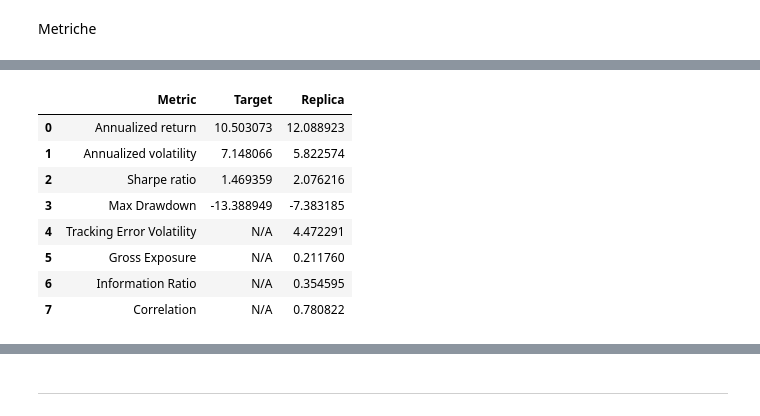
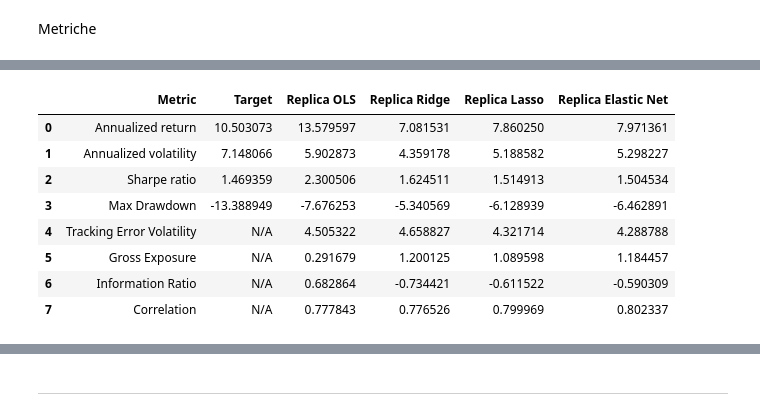
Before and after one commit to tommybaresi-creator/fintech-group-work, a Jupyter notebook: BusinessCase3/StatisticalModels.ipynb, the cells around one changed output, grey strips where cells are left out. Drawn from its saved outputs; the diff is of its cells as text; code cells hidden in the pictures.

```diff
--- a/BusinessCase3/StatisticalModels.ipynb
+++ b/BusinessCase3/StatisticalModels.ipynb
@@ -187,3 +147,15 @@ def information_ratio(returns_replica, returns_target):
         return np.nan
 
     return excess_return / tracking_error
+
+def compute_metrics(y_pred, y_true, weights):
+    return [
+        annual_return(y_pred) * 100,
+        volatility(y_pred) * 100,
+        sharpe_ratio(y_pred),
+        max_drawdown(y_pred) * 100,
+        tracking_error_volatility(y_pred, y_true) * 100,
+        gross_exposure(weights),
+        information_ratio(y_pred, y_true),
+        correlation(y_pred, y_true)
+    ]
@@ -190,42 +428,49 @@ def information_ratio(returns_replica, returns_target):
 # %%
+# Allineamento date
+
 Y_test_aligned = Y_test.loc[Y_pred_test.index]
+Y_test_aligned_ridge = Y_test.loc[Y_pred_test_ridge.index]
+Y_test_aligned_lasso = Y_test.loc[Y_pred_test_lasso.index]
+Y_test_aligned_elastic = Y_test.loc[Y_pred_test_elastic.index]
+
+# Metriche
+
+metric_names = [
+    'Annualized return',
+    'Annualized volatility',
+    'Sharpe ratio',
+    'Max Drawdown',
+    'Tracking Error Volatility',
+    'Gross Exposure',
+    'Information Ratio',
+    'Correlation'
+]
+
+target_values = [
+    annual_return(Y_test_aligned) * 100,
+    volatility(Y_test_aligned) * 100,
+    sharpe_ratio(Y_test_aligned),
+    max_drawdown(Y_test_aligned) * 100,
+    'N/A', 'N/A', 'N/A', 'N/A'
+]
 
 metrics = pd.DataFrame({
-    'Metric' : ['Annualized return',
-                'Annualized volatility',
-                'Sharpe ratio',
-                'Max Drawdown',
-                'Tracking Error Volatility',
-                'Gross Exposure',
-                'Information Ratio',
-                'Correlation',
-                ],
-    'Target' : [annual_return(Y_test_aligned) * 100,
-                volatility(Y_test_aligned) * 100,
-                sharpe_ratio(Y_test_aligned),
-                max_drawdown(Y_test_aligned) * 100,
-                'N/A',
-                'N/A',
-                'N/A',
-                'N/A'],
-    'Replica': [annual_return(Y_pred_test) * 100,
-                volatility(Y_pred_test) * 100,
-                sharpe_ratio(Y_pred_test),
-                max_drawdown(Y_pred_test) * 100,
-                tracking_error_volatility(Y_pred_test, Y_test_aligned) * 100,
-                gross_exposure(weights_test),
-                information_ratio(Y_pred_test, Y_test_aligned),
-                correlation(Y_pred_test, Y_test_aligned)]
+    'Metric'             : metric_names,
+    'Target'             : target_values,
+    'Replica OLS'        : compute_metrics(Y_pred_test,         Y_test_aligned,         weights_test),
+    'Replica Ridge'      : compute_metrics(Y_pred_test_ridge,   Y_test_aligned_ridge,   weights_test_ridge),
+    'Replica Lasso'      : compute_metrics(Y_pred_test_lasso,   Y_test_aligned_lasso,   weights_test_lasso),
+    'Replica Elastic Net': compute_metrics(Y_pred_test_elastic, Y_test_aligned_elastic, weights_test_elastic)
 })
 
 metrics
 # %% [output]
-|  | Metric | Target | Replica |
-| 0 | Annualized return | 10.503073 | 12.088923 |
-| 1 | Annualized volatility | 7.148066 | 5.822574 |
-| 2 | Sharpe ratio | 1.469359 | 2.076216 |
-| 3 | Max Drawdown | -13.388949 | -7.383185 |
-| 4 | Tracking Error Volatility | N/A | 4.472291 |
-| 5 | Gross Exposure | N/A | 0.211760 |
-| 6 | Information Ratio | N/A | 0.354595 |
-| 7 | Correlation | N/A | 0.780822 |
+|  | Metric | Target | Replica OLS | Replica Ridge | Replica Lasso | Replica Elastic Net |
+| 0 | Annualized return | 10.503073 | 13.579597 | 7.081531 | 7.860250 | 7.971361 |
+| 1 | Annualized volatility | 7.148066 | 5.902873 | 4.359178 | 5.188582 | 5.298227 |
+| 2 | Sharpe ratio | 1.469359 | 2.300506 | 1.624511 | 1.514913 | 1.504534 |
+| 3 | Max Drawdown | -13.388949 | -7.676253 | -5.340569 | -6.128939 | -6.462891 |
+| 4 | Tracking Error Volatility | N/A | 4.505322 | 4.658827 | 4.321714 | 4.288788 |
+| 5 | Gross Exposure | N/A | 0.291679 | 1.200125 | 1.089598 | 1.184457 |
+| 6 | Information Ratio | N/A | 0.682864 | -0.734421 | -0.611522 | -0.590309 |
+| 7 | Correlation | N/A | 0.777843 | 0.776526 | 0.799969 | 0.802337 |
```
Also changed, not shown: parts of 70 cells of this notebook.
